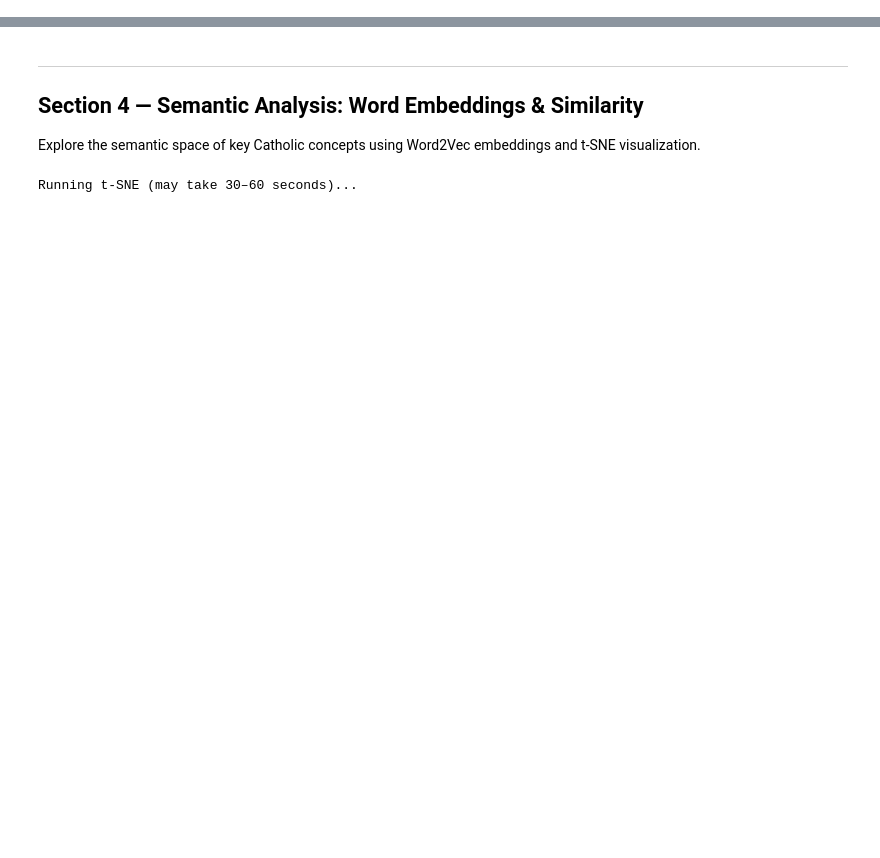
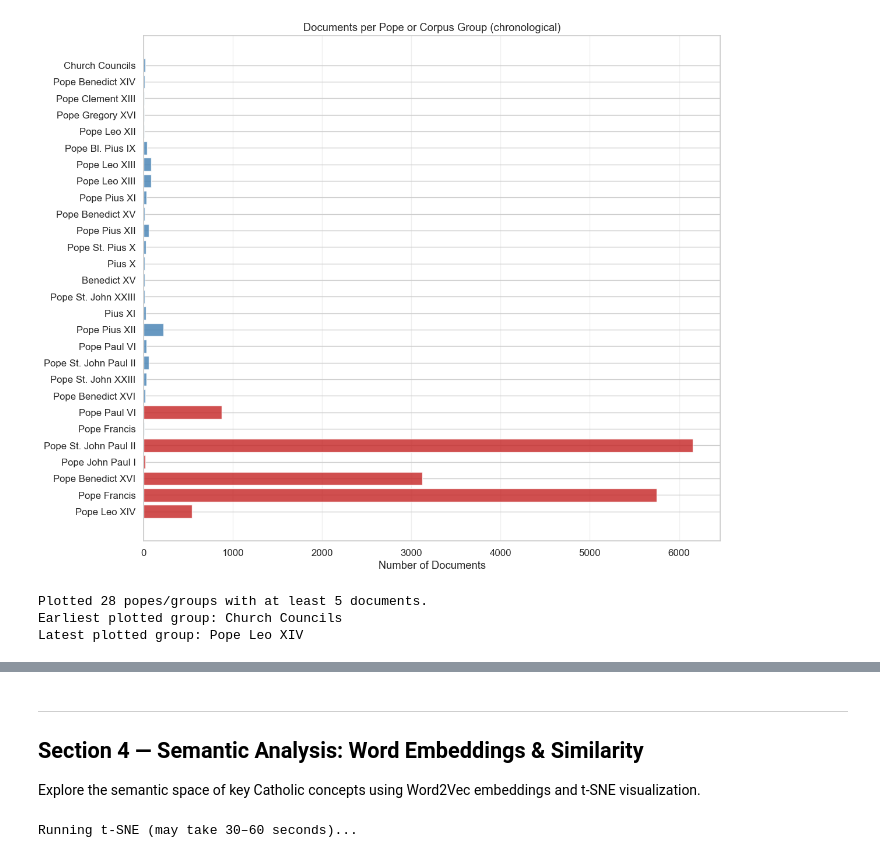
Before and after one commit to robertclayh/encyclicals, a Jupyter notebook: notebooks/03_exploration.ipynb, the cells around one changed output, grey strips where cells are left out. Cells and saved outputs as stored; diff of their text form; code cells hidden in the pictures; blank space fills up the shorter version.

```diff
--- a/notebooks/03_exploration.ipynb
+++ b/notebooks/03_exploration.ipynb
@@ -581,0 +282,26 @@ Wall time: 364 ms
+# %%
+# Documents per pope in chronological order
+plot_popes = [pope for pope in FULL_POPE_ORDER.index if FULL_POPE_COUNTS.get(pope, 0) >= 5]
+pope_counts = pd.Series({pope: FULL_POPE_COUNTS[pope] for pope in plot_popes})
+pope_labels = [format_pope_name(pope) for pope in plot_popes]
+pope_colors = ['#c62828' if pope in MODERN_TOP_POPES else 'steelblue' for pope in plot_popes]
+
+fig, ax = plt.subplots(figsize=(12, max(8, len(plot_popes) * 0.35)))
+ax.barh(range(len(plot_popes)), pope_counts.values, color=pope_colors, alpha=0.82)
+ax.set_yticks(range(len(plot_popes)))
+ax.set_yticklabels(pope_labels)
+ax.set_xlabel('Number of Documents')
+ax.set_title('Documents per Pope or Corpus Group (chronological)')
+ax.invert_yaxis()
+ax.grid(axis='x', alpha=0.3)
+plt.tight_layout()
+plt.show()
+
+print(f"Plotted {len(plot_popes)} popes/groups with at least 5 documents.")
+print(f"Earliest plotted group: {format_pope_name(plot_popes[0])}")
+print(f"Latest plotted group: {format_pope_name(plot_popes[-1])}")
+# %% [output]
+[figure, added]
+Plotted 28 popes/groups with at least 5 documents.
+Earliest plotted group: Church Councils
+Latest plotted group: Pope Leo XIV
```
Also changed, not shown: parts of 44 cells of this notebook, 59 other files.
